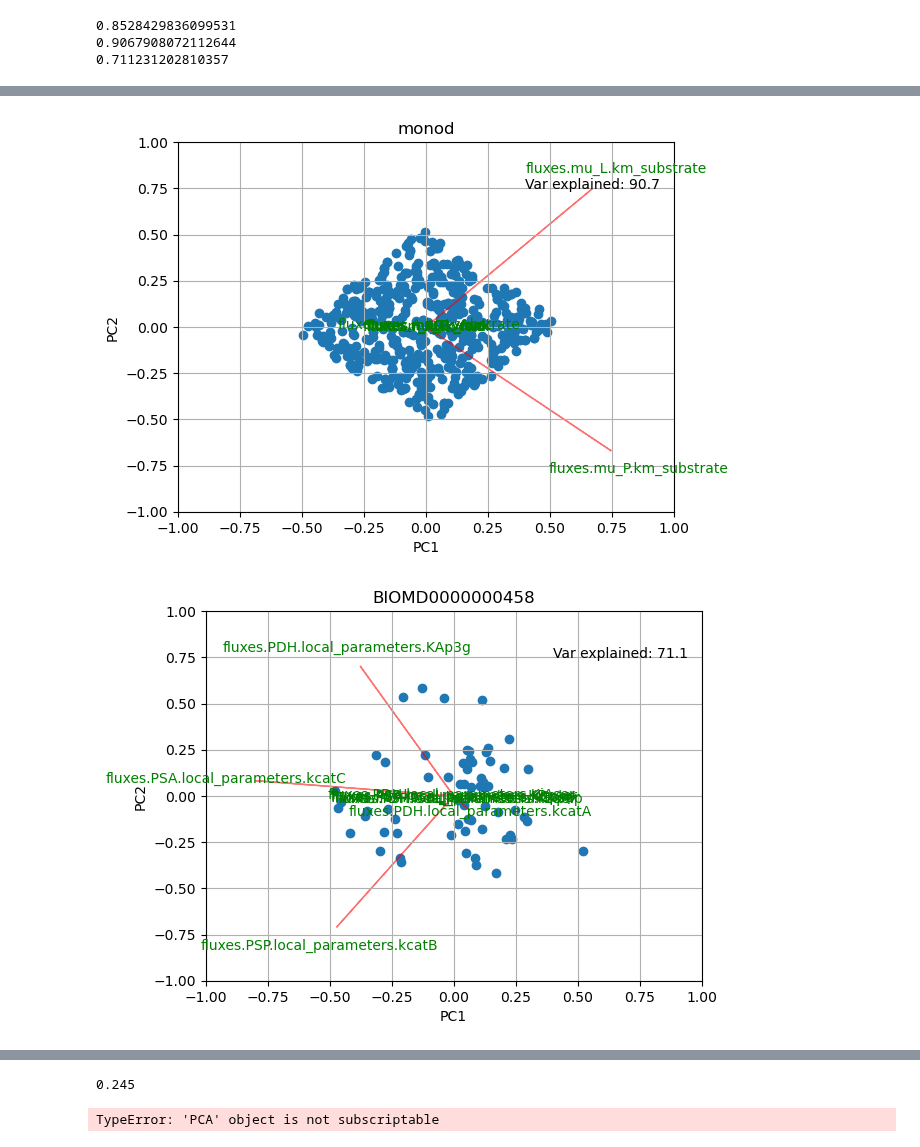
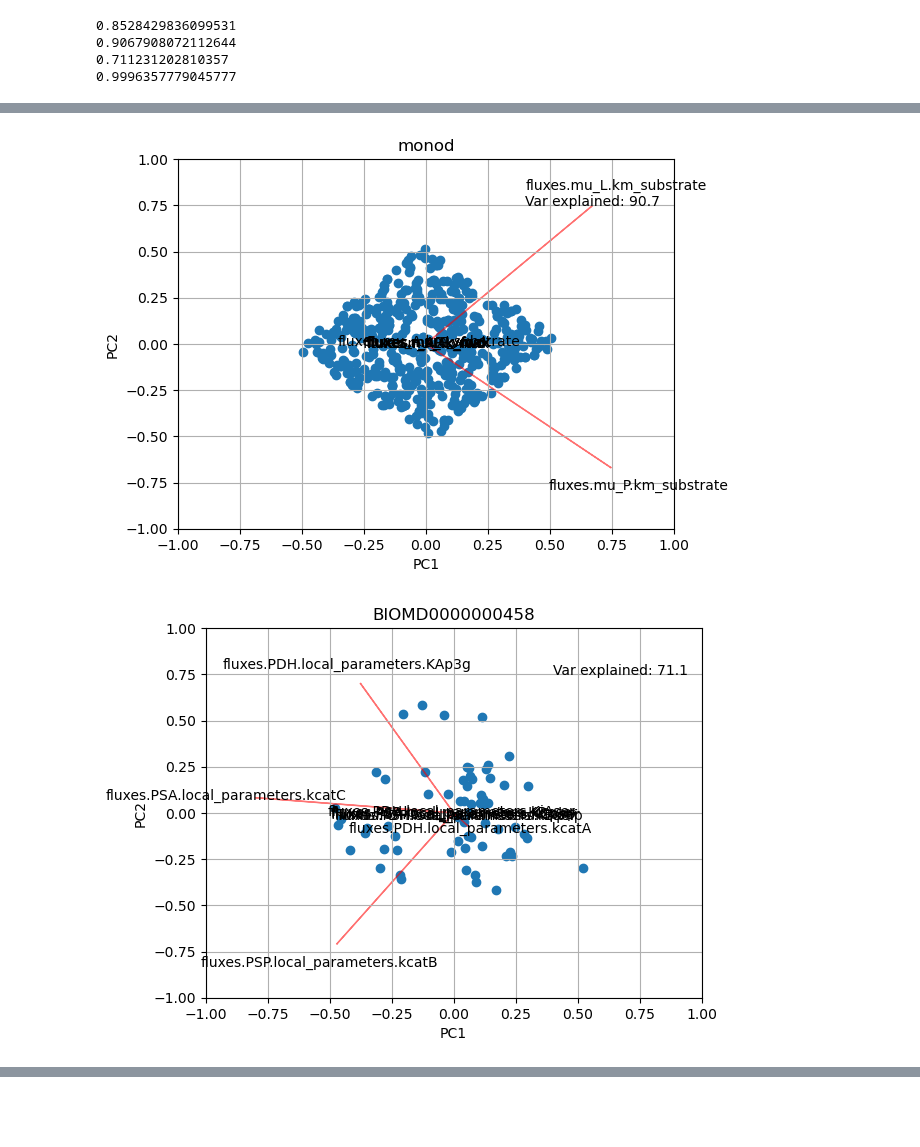
Before and after one commit to mahdi-shafiei/jaxkineticmodel, a Jupyter notebook: analysis/3101_parameterspace_analysis.ipynb, the cells around one changed output, grey strips where cells are left out. Cells and saved outputs as stored; diff of their text form; code cells hidden in the pictures; blank space fills up the shorter version.

```diff
--- a/analysis/3101_parameterspace_analysis.ipynb
+++ b/analysis/3101_parameterspace_analysis.ipynb
@@ -77,3 +61,8 @@ lhs_lpi_BIOMD0000000458=get_loss_files("../results/BIOMD0000000458/lhs/",pattern
 nrows_BIOMD0000000458,ncols_BIOMD0000000458=np.shape(lhs_lpi_BIOMD0000000458)
 failed_BIOMD0000000458=np.where(lhs_lpi_BIOMD0000000458==-1)[1]
 n_lhs_lpi_BIOMD0000000458,lhs_lpi_BIOMD0000000458=format_data(lhs_lpi_BIOMD0000000458)
+
+lhs_lpi_BIOMD0000000507=get_loss_files("../results/BIOMD0000000507/lhs/",pattern="BIOMD0000000507_run\d_loss_per")
+nrows_BIOMD0000000507,ncols_BIOMD0000000507=np.shape(lhs_lpi_BIOMD0000000507)
+failed_BIOMD0000000507=np.where(lhs_lpi_BIOMD0000000507==-1)[1]
+n_lhs_lpi_BIOMD0000000507,lhs_lpi_BIOMD0000000507=format_data(lhs_lpi_BIOMD0000000507)
@@ -156,7 +153,6 @@ params_lpi_monod=get_loss_files(file_location="../results/monod/lhs/",pattern="m
 # all_params=params_lpi_monod.iloc[0:9,:]
 print(np.shape(params_lpi_monod))
 
-from sklearn.decomposition import PCA
 pca_monod=PCA(n_components=2)
 x_monod=pca_monod.fit_transform(params_lpi_monod.T)
 
@@ -164,19 +160,29 @@ params_lpi_batch=get_loss_files(file_location="../results/batch/lhs/",pattern="b
 params_lpi_batch.drop(params_lpi_batch.columns[failed_batch],axis=1)
 print(np.shape(params_lpi_batch))
 # all_params=all_params.drop(all_params.columns[[28,29]],axis=1)
-
-from sklearn.decomposition import PCA
-
-
 pca_batch=PCA(n_components=2)
 x_batch=pca_batch.fit_transform(params_lpi_batch.T)
 
+
+
 params_lpi_BIOMD0000000458=get_loss_files(file_location="../results/BIOMD0000000458/lhs/",pattern="BIOMD0000000458_run\d_optim")
-succeeded=list(np.sum(lhs_lpi_BIOMD0000000458.iloc[N_iter_BIOMD0000000458-1:,:]==0).keys())
+
+succeeded=list(np.sum(lhs_lpi_BIOMD0000000458.iloc[nrows_BIOMD0000000458-1:,:]==0).keys())
 params_lpi_BIOMD0000000458=params_lpi_BIOMD0000000458.iloc[:,succeeded]
 params_lpi_BIOMD0000000458=params_lpi_BIOMD0000000458.dropna(axis=1)
+print(np.shape(params_lpi_BIOMD0000000458))
 pca_BIOMD0000000458=PCA(n_components=2)
 x_BIOMD0000000458=pca_BIOMD0000000458.fit_transform(params_lpi_BIOMD0000000458.T)
+
+
+
+params_lpi_BIOMD0000000507=get_loss_files(file_location="../results/BIOMD0000000507/lhs/",pattern="BIOMD0000000507_run\d_optim")
+succeeded=list(np.sum(lhs_lpi_BIOMD0000000507.iloc[nrows_BIOMD0000000507-1:,:]==0).keys())
+params_lpi_BIOMD0000000507=params_lpi_BIOMD0000000507.iloc[:,succeeded]
+params_lpi_BIOMD0000000507=params_lpi_BIOMD0000000507.dropna(axis=1)
+print(np.shape(params_lpi_BIOMD0000000507))
+pca_BIOMD0000000507=PCA(n_components=2)
+x_BIOMD0000000507=pca_BIOMD0000000507.fit_transform(params_lpi_BIOMD0000000507.T)
 # %% [output]
 (9, 500)
 (4, 395)
@@ -187,7 +192,7 @@ x_BIOMD0000000458=pca_BIOMD0000000458.fit_transform(params_lpi_BIOMD0000000458.T
 print(sum(pca_batch.explained_variance_ratio_))
 print(sum(pca_monod.explained_variance_ratio_))
 print(sum(pca_BIOMD0000000458.explained_variance_ratio_))
-
+print(sum(pca_BIOMD0000000507.explained_variance_ratio_))
 
 def myplot(score,coeff,labels,title,var_explained):
     xs = score[:,0]
@@ -199,9 +204,9 @@ def myplot(score,coeff,labels,title,var_explained):
     for i in range(n):
         plt.arrow(0, 0, coeff[i,0], coeff[i,1],color = 'r',alpha = 0.5)
         if labels is None:
-            plt.text(coeff[i,0]* 1.15, coeff[i,1]*1.15 , "Var"+str(i+1), color = 'g', ha = 'center', va = 'center')
+            plt.text(coeff[i,0]* 1.15, coeff[i,1]*1.15 , "Var"+str(i+1), color = 'black', ha = 'center', va = 'center')
         else:
-            plt.text(coeff[i,0]* 1.15, coeff[i,1] * 1.15, labels[i], color = 'g', ha = 'center', va = 'center')
+            plt.text(coeff[i,0]* 1.15, coeff[i,1] * 1.15, labels[i], color = 'black', ha = 'center', va = 'center')
     plt.xlim(-1,1)
     plt.title(title)
     plt.annotate("Var explained: "+str(np.round(var_explained,3)*100),xy=(0.4,0.75))
@@ -214,6 +219,7 @@ def myplot(score,coeff,labels,title,var_explained):
 var_explained_batch=sum(pca_batch.explained_variance_ratio_)
 var_explained_monod=sum(pca_monod.explained_variance_ratio_)
 var_explained_BIOMD0000000458=sum(pca_BIOMD0000000458.explained_variance_ratio_)
+var_explained_BIOMD0000000507=sum(pca_BIOMD0000000507.explained_variance_ratio_)
 
 myplot(score=x_batch[:,0:2],
        coeff=np.transpose(pca_batch.components_[0:2, :]),
@@ -236,8 +242,17 @@ myplot(score=x_BIOMD0000000458[:,0:2],
        title="BIOMD0000000458",
        var_explained=var_explained_BIOMD0000000458)
 plt.show()
+
+
+myplot(score=x_BIOMD0000000507[:,0:2],
+       coeff=np.transpose(pca_BIOMD0000000507.components_[0:2, :]),
+       labels=list(params_lpi_BIOMD0000000507.index),
+       title="BIOMD0000000507",
+       var_explained=var_explained_BIOMD0000000507)
+plt.show()
 # myplot(x_monod[:,0:2],np.transpose(pca_monod.components_[0:2, :]),labels=list(params_lpi_monod.index))
 # %% [output]
 0.8528429836099531
 0.9067908072112644
 0.711231202810357
+0.9996357779045777
@@ -245,2 +260,2 @@ plt.show()
-[figure, old version]
+[figure, new version]
-[figure, old version]
+[figure, new version]
@@ -247,8 +262,0 @@ plt.show()
-# %%
-len(succeeded)/200
-# %% [output]
-0.245
-# %%
-x_new[:,2]
-# %% [output]
-TypeError: 'PCA' object is not subscriptable
```
Also changed, not shown: parts of 10 cells of this notebook, 34 other files.
